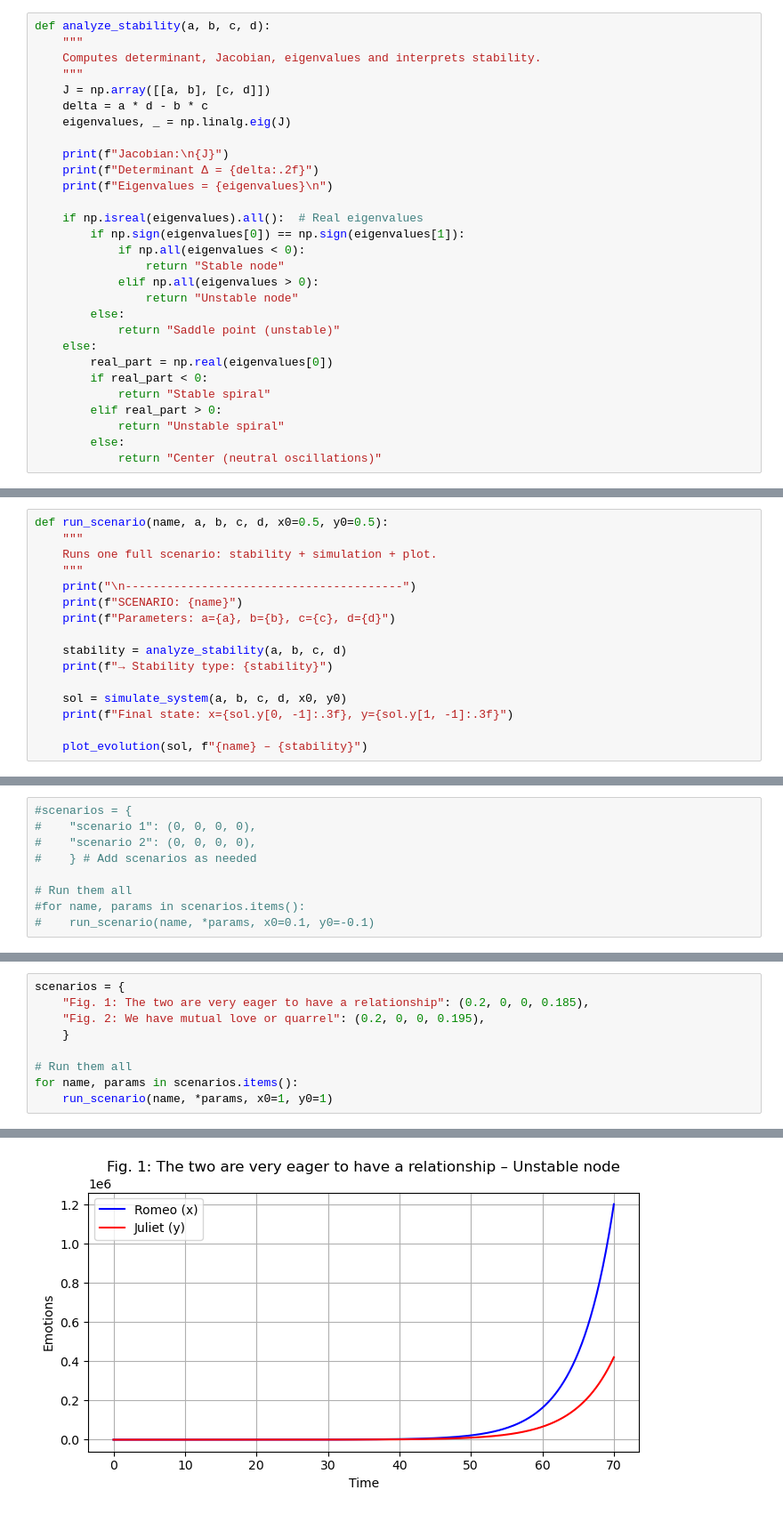
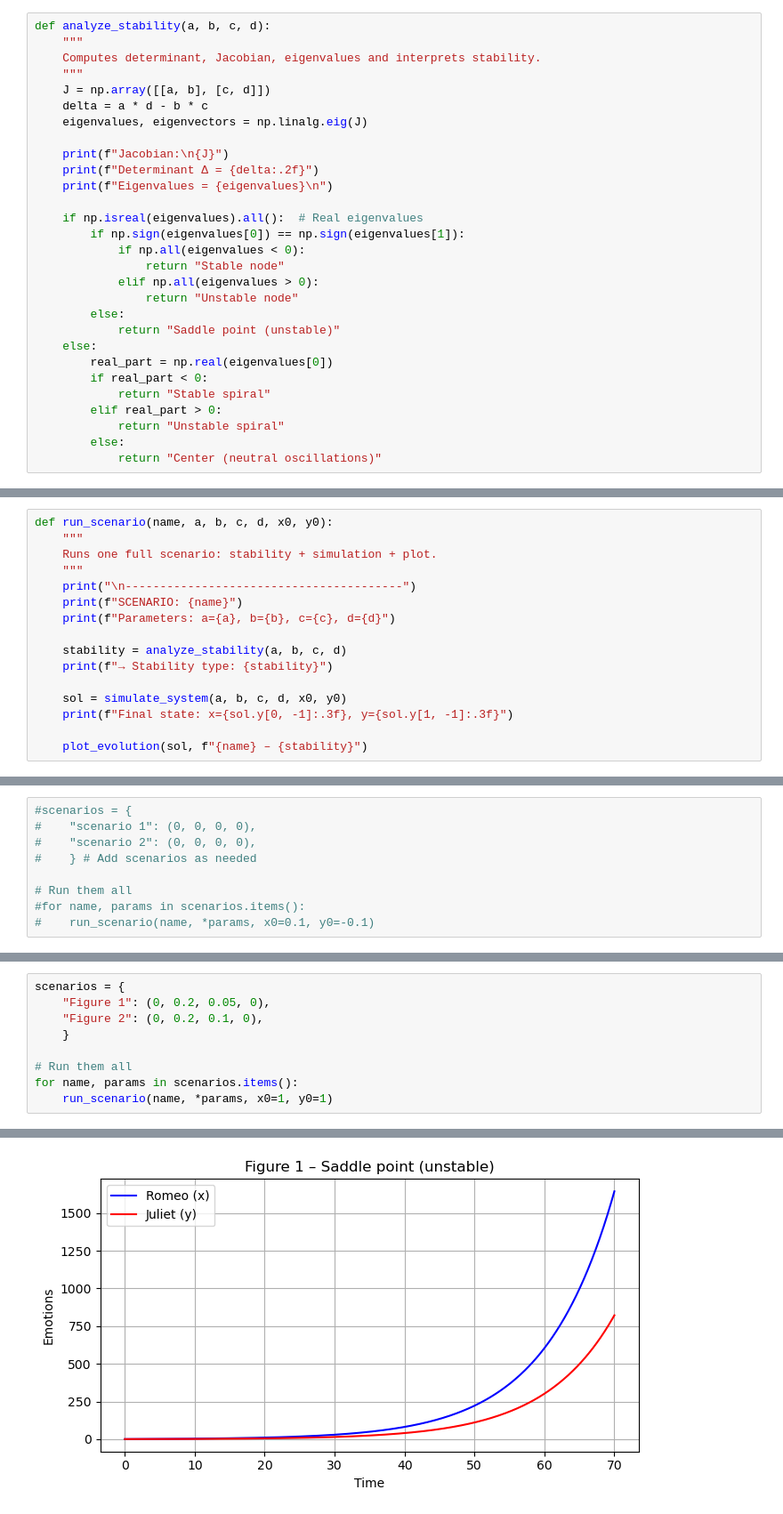
Before and after one commit to leaponsi/Psycho-Affective_Stability, a Jupyter notebook: mathmodelingproject.ipynb, the cells around one changed output, grey strips where cells are left out. Shown at 89% size. Drawn from its saved outputs; the diff is of its cells as text.

Commit message:
Correct the parameters and the figures

```diff
--- a/mathmodelingproject.ipynb
+++ b/mathmodelingproject.ipynb
@@ -28,7 +28,7 @@ def analyze_stability(a, b, c, d):
     """
     J = np.array([[a, b], [c, d]])
     delta = a * d - b * c
-    eigenvalues, _ = np.linalg.eig(J)
+    eigenvalues, eigenvectors = np.linalg.eig(J)
 
     print(f"Jacobian:\n{J}")
     print(f"Determinant Δ = {delta:.2f}")
@@ -82,7 +82,7 @@ def plot_evolution(sol, title):
 # %% [markdown]
 ### THE function
 # %%
-def run_scenario(name, a, b, c, d, x0=0.5, y0=0.5):
+def run_scenario(name, a, b, c, d, x0, y0):
     """
     Runs one full scenario: stability + simulation + plot.
     """
@@ -121,7 +123,7 @@ Parameters **_a_**, **_b_**, **_c_**, **_d_** quantify Romeo’s romantic style
 # %%
 scenarios = {
-    "Fig. 1: The two are very eager to have a relationship": (0.2, 0, 0, 0.185),
-    "Fig. 2: We have mutual love or quarrel": (0.2, 0, 0, 0.195),
+    "Figure 1": (0, 0.2, 0.05, 0),
+    "Figure 2": (0, 0.2, 0.1, 0),
     }
 
 # Run them all
@@ -142,2 +144,2 @@ Final state: x=1201284.312, y=420672.105
-[figure, old version]
+[figure, new version]
 ----------------------------------------
```
Also changed, not shown: parts of 5 cells of this notebook.
